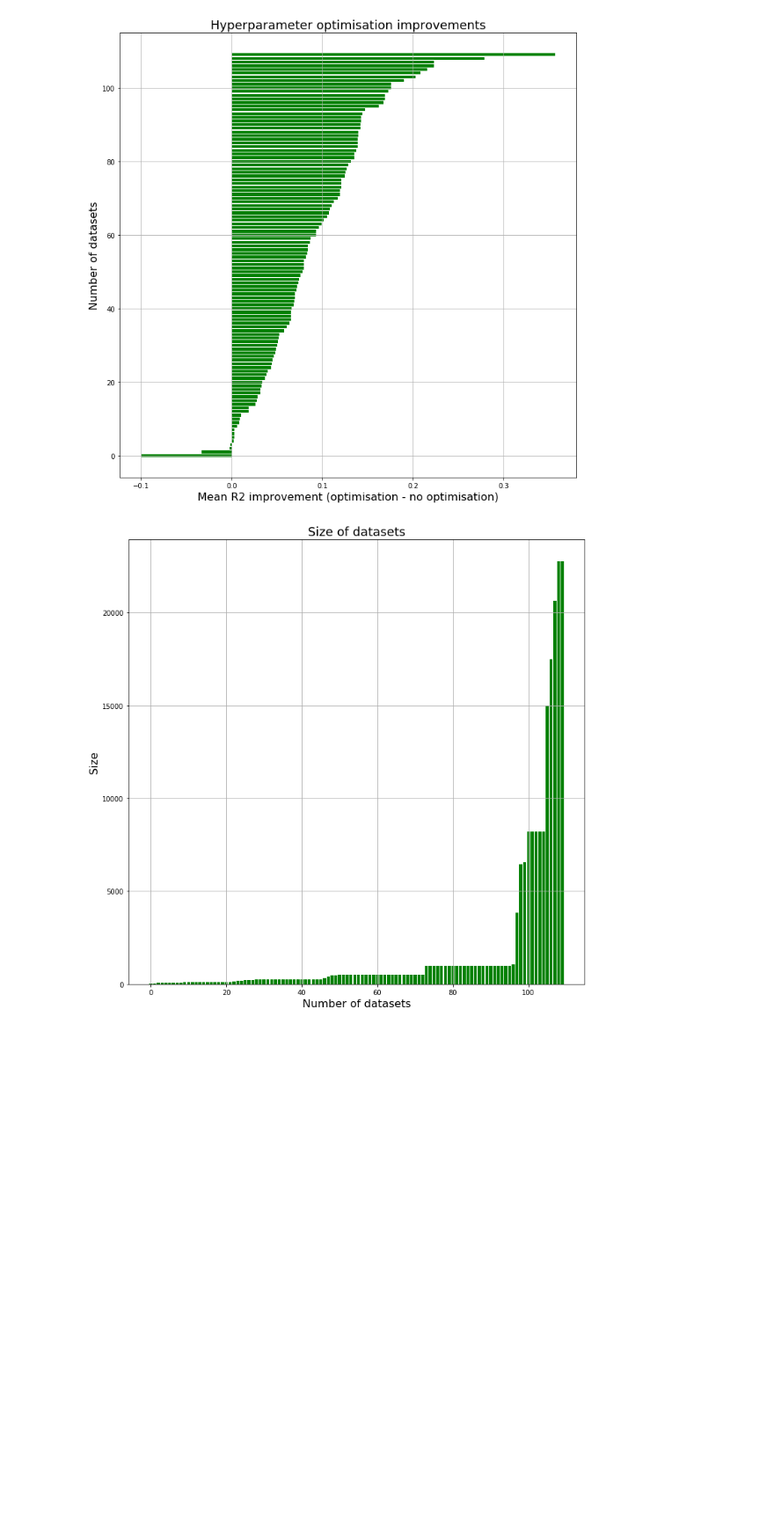
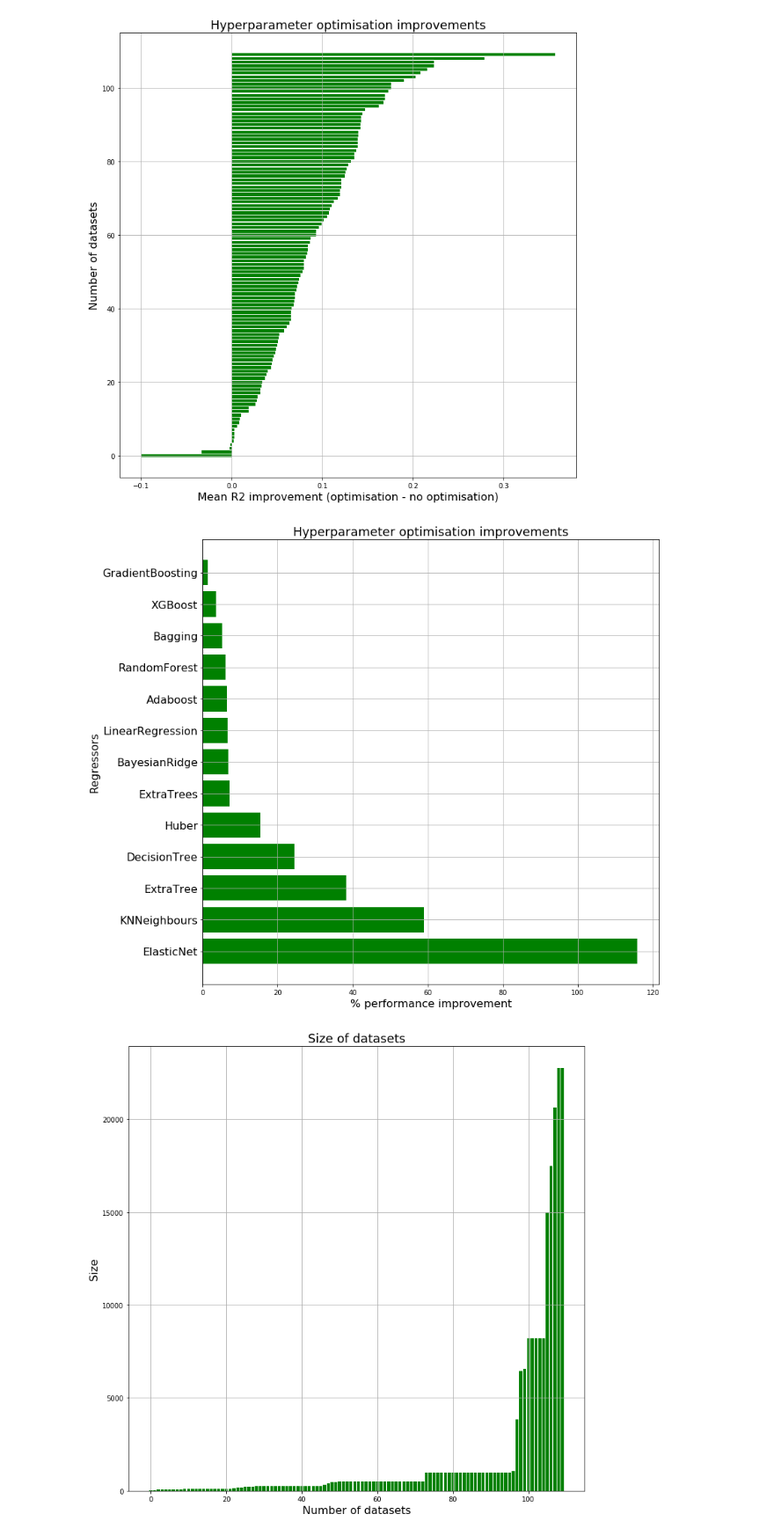
Before and after one commit to anuprulez/pmlb_regression, a Jupyter notebook: Regression_plots_paper.ipynb, the cells around one changed output. Shown at 88% size. Cells and saved outputs as stored; diff of their text form; code cells hidden in the pictures; blank space fills up the shorter version.

Commit message:
Add plot

```diff
--- a/Regression_plots_paper.ipynb
+++ b/Regression_plots_paper.ipynb
@@ -253,6 +253,35 @@ Processing results for no optimisation ...
 Datasets for negative results ...
 [('573_cpu_act.tsv.tabular', -0.001953381205696118), ('197_cpu_act.tsv.tabular', -0.0021926362480740613), ('294_satellite_image.tsv.tabular', -0.1007403058794312), ('201_pol.tsv.tabular', -0.033543040 ...
 [figure]
+# %%
+# plot hyperparameter tuninig improvement per regressor
+hyper_improvement = dict()
+
+for clf in clf_names_no_tuning:
+    mean_no_tuning = np.mean(r2_dict_no_tuning[clf])
+    mean_tuning = np.mean(r2_dict_tuning[clf])
+    diff = (mean_tuning - mean_no_tuning) / float(mean_no_tuning) * 100
+    hyper_improvement[clf] = np.round(diff, 2)
+
+hyper_improvement = sorted(hyper_improvement.items(), key=lambda kv: kv[1], reverse=True)
+
+y_labels = list()
+improvement = list()
+for k,v in hyper_improvement:
+    y_labels.append(k)
+    improvement.append(v)
+
+plt.figure(figsize=(12, 12))
+plt.yticks(range(len(y_labels)), y_labels, size=16)
+y_pos = np.arange(len(y_labels))
+plt.barh(y_pos, improvement, color='g')
+plt.xlabel('% performance improvement', size=16)
+plt.ylabel('Regressors', size=16)
+plt.title('Hyperparameter optimisation improvements', size=18)
+plt.grid(True)
+plt.show()
+# %% [output]
+[figure, added]
 # %%
 # plot dataset sizes
 
```
